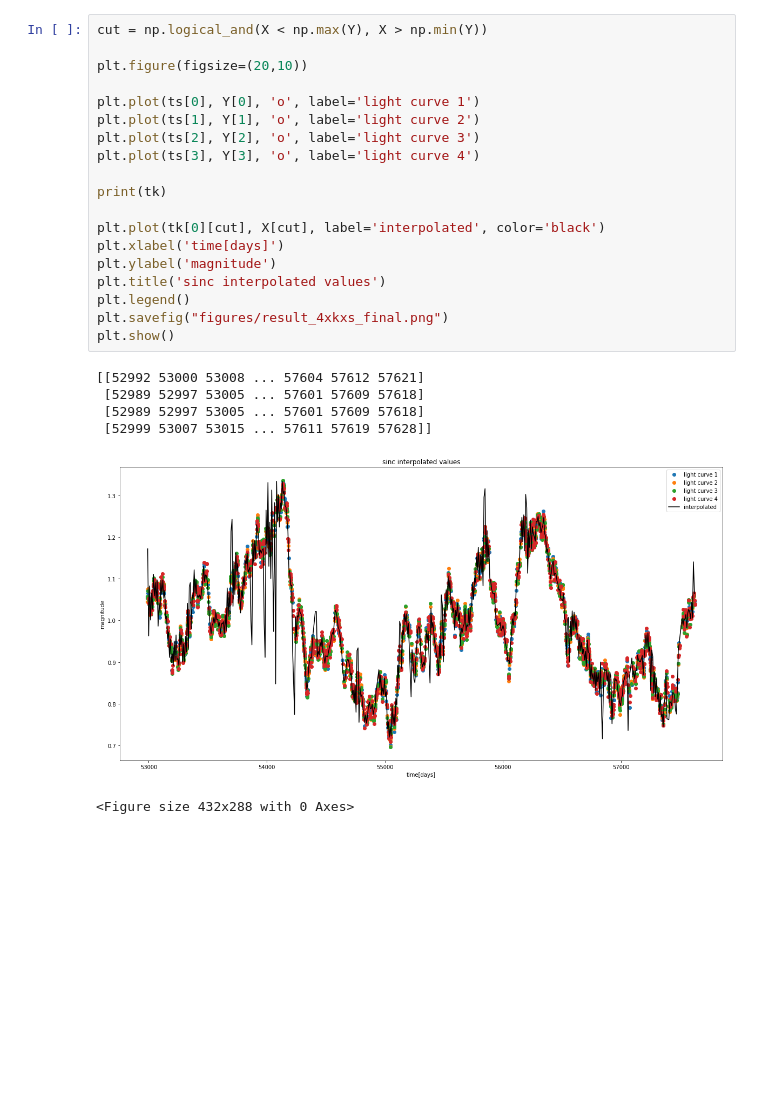
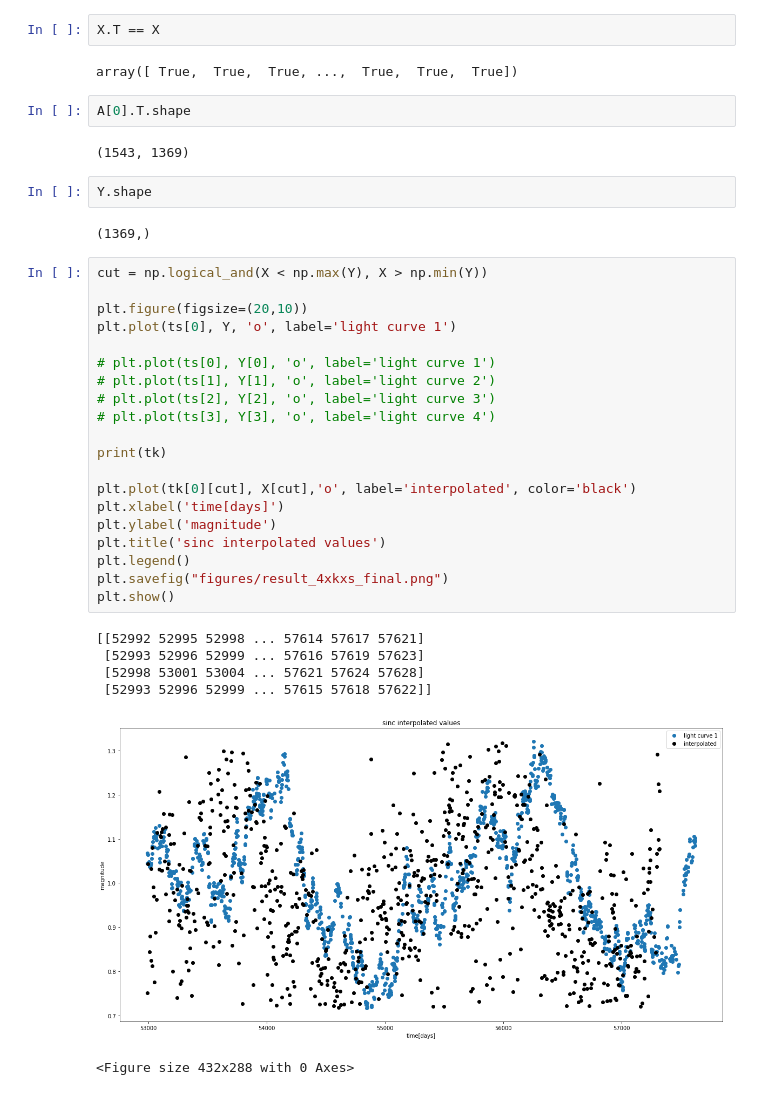
Before and after one commit to herjy/Quasar_lensing, a Jupyter notebook: simulation_interpolation/4xKxS_final.ipynb, the cells around one changed output. Cells and saved outputs as stored; diff of their text form; blank space fills up the shorter version.

```diff
--- a/simulation_interpolation/4xKxS_final.ipynb
+++ b/simulation_interpolation/4xKxS_final.ipynb
@@ -122,28 +167,41 @@ iteration 4900
+# %%
+X.T == X
+# %% [output]
+array([ True,  True,  True, ...,  True,  True,  True])
+# %%
+A[0].T.shape
+# %% [output]
+(1543, 1369)
+# %%
+Y.shape
+# %% [output]
+(1369,)
 # %%
 cut = np.logical_and(X < np.max(Y), X > np.min(Y))
 
 plt.figure(figsize=(20,10))
+plt.plot(ts[0], Y, 'o', label='light curve 1')
 
-plt.plot(ts[0], Y[0], 'o', label='light curve 1')
-plt.plot(ts[1], Y[1], 'o', label='light curve 2')
-plt.plot(ts[2], Y[2], 'o', label='light curve 3')
-plt.plot(ts[3], Y[3], 'o', label='light curve 4')
+# plt.plot(ts[0], Y[0], 'o', label='light curve 1')
+# plt.plot(ts[1], Y[1], 'o', label='light curve 2')
+# plt.plot(ts[2], Y[2], 'o', label='light curve 3')
+# plt.plot(ts[3], Y[3], 'o', label='light curve 4')
 
 print(tk)
 
-plt.plot(tk[0][cut], X[cut], label='interpolated', color='black')
+plt.plot(tk[0][cut], X[cut],'o', label='interpolated', color='black')
 plt.xlabel('time[days]')
 plt.ylabel('magnitude')
 plt.title('sinc interpolated values')
 plt.legend()
 plt.savefig("figures/result_4xkxs_final.png")
 plt.show()
 # %% [output]
-[[52992 53000 53008 ... 57604 57612 57621]
- [52989 52997 53005 ... 57601 57609 57618]
- [52989 52997 53005 ... 57601 57609 57618]
- [52999 53007 53015 ... 57611 57619 57628]]
+[[52992 52995 52998 ... 57614 57617 57621]
+ [52993 52996 52999 ... 57616 57619 57623]
+ [52998 53001 53004 ... 57621 57624 57628]
+ [52993 52996 52999 ... 57615 57618 57622]]
-[figure, old version]
+[figure, new version]
 # %%
 # %% [output]
 <Figure size 432x288 with 0 Axes>
```
Also changed, not shown: parts of 9 cells of this notebook, 5 other files.
